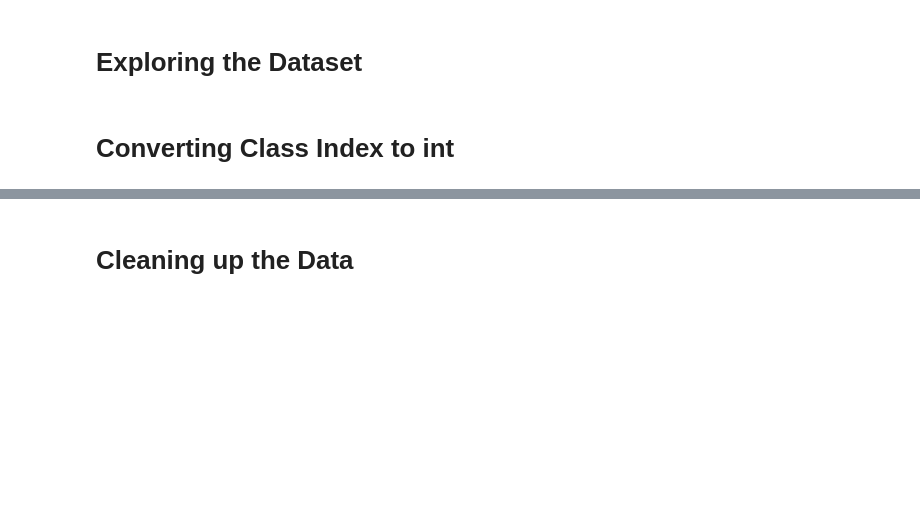
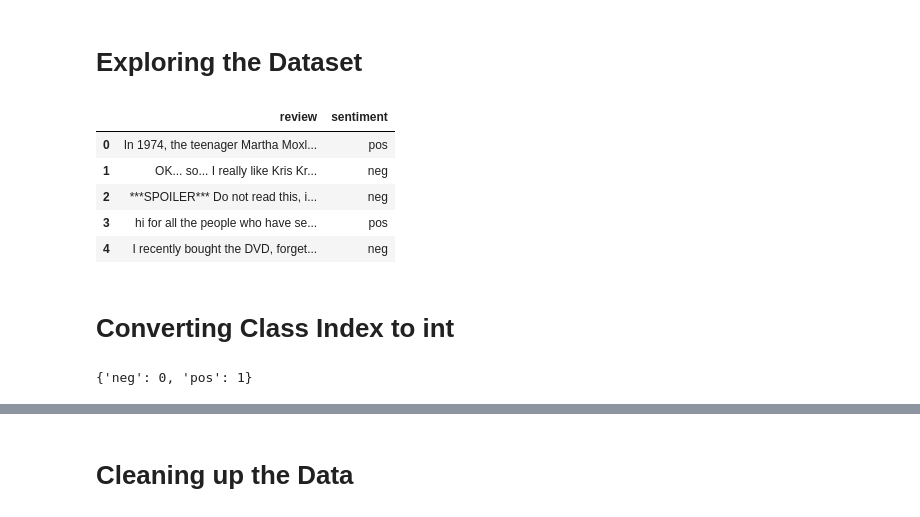
Before and after one commit to LiamCottrell/Artificial-Intelligence, a Jupyter notebook: Coursework/CW2/sub_IMDB.ipynb, the cells around one changed output, grey strips where cells are left out. Saved outputs shown, nothing was run; the diff lists cells and outputs as text; code cells hidden in the pictures; blank space fills up the shorter version.

```diff
--- a/Coursework/CW2/sub_IMDB.ipynb
+++ b/Coursework/CW2/sub_IMDB.ipynb
@@ -49,16 +49,25 @@ cross_validation_iterations = 30
 # Exploring the Dataset
 # %%
 filename = 'movie_data_cat.csv'
-SPAM_dataframe = pd.read_csv(filename, encoding='utf-8')
+IMDB_dataframe = pd.read_csv(filename, encoding='utf-8')
 # %%
-SPAM_dataframe.head()
+IMDB_dataframe.head()
+# %% [output]
+|  | review | sentiment |
+| 0 | In 1974, the teenager Martha Moxl... | pos |
+| 1 | OK... so... I really like Kris Kr... | neg |
+| 2 | ***SPOILER*** Do not read this, i... | neg |
+| 3 | hi for all the people who have se... | pos |
+| 4 | I recently bought the DVD, forget... | neg |
 # %% [markdown]
 # Converting Class Index to int
 # %%
-class_mapping = {label:idx for idx,label in enumerate(np.unique(SPAM_dataframe['sentiment']))}
+class_mapping = {label:idx for idx,label in enumerate(np.unique(IMDB_dataframe['sentiment']))}
 
 print(class_mapping)
 class_labels = [x for x in class_mapping] # store the class labels for later
+# %% [output]
+{'neg': 0, 'pos': 1}
 # %%
 #use the mapping dictionary to transform the class labels into integers
 
```
Also changed, not shown: parts of 28 cells of this notebook, 11 other files.
